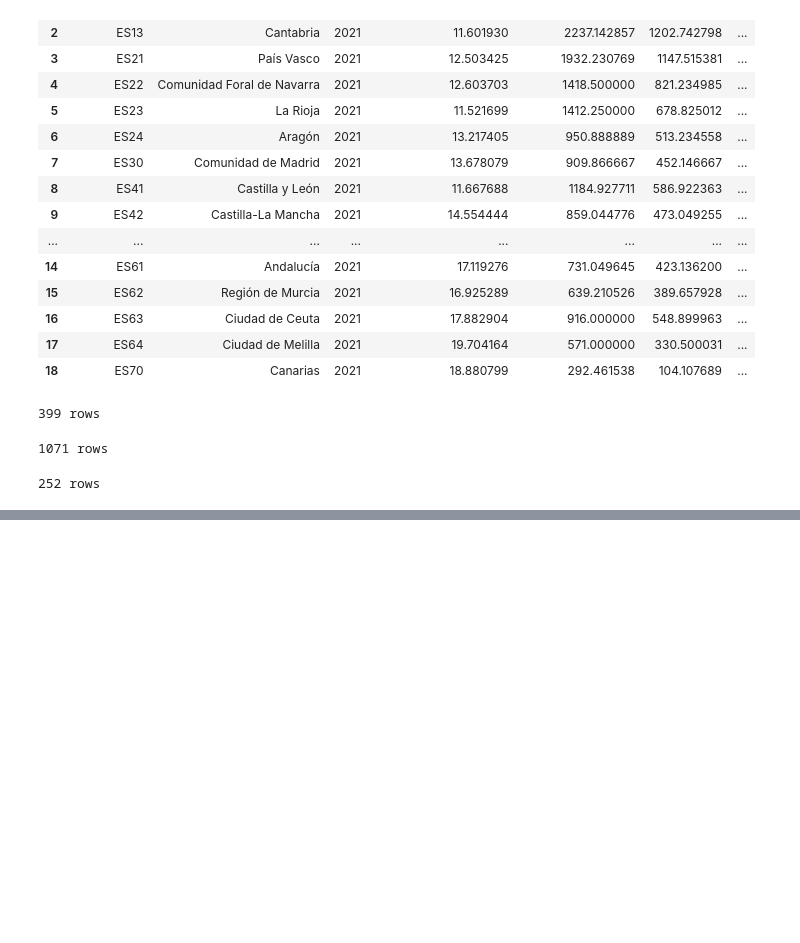
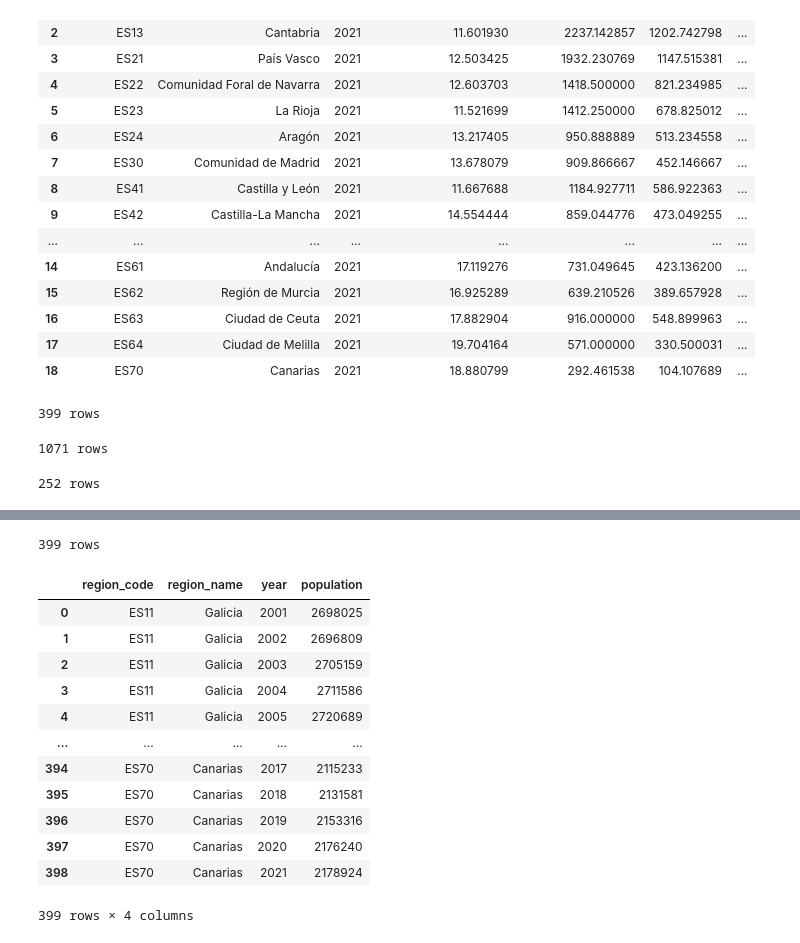
Before and after one commit to Edgarhdzm/Data-analysis-mental-health-and-weather, a Jupyter notebook: API_Weather.ipynb, the cells around one changed output, grey strips where cells are left out. Saved outputs shown, nothing was run; the diff lists cells and outputs as text; code cells hidden in the pictures; blank space fills up the shorter version.

```diff
--- a/API_Weather.ipynb
+++ b/API_Weather.ipynb
@@ -317,0 +370,37 @@ NL_yearly.to_csv('NL_yearly.csv', index=False)
+# %%
+import pandas as pd
+
+# Population on 1 January by NUTS-2 region, 2001-2021 (Eurostat, table demo_r_d2jan)
+url = ("https://ec.europa.eu/eurostat/api/dissemination/sdmx/2.1/data/demo_r_d2jan/A.NR.T.TOTAL."
+       "?format=SDMX-CSV&startPeriod=2001&endPeriod=2021")
+pop = pd.read_csv(url)
+
+# Keep the regions of Spain (ES + 2 digits: the 17 autonomous communities, Ceuta and Melilla)
+pop = pop[pop["geo"].str.fullmatch(r"ES\d\d")]
+
+# Add the region name
+names = pd.read_csv("https://ec.europa.eu/eurostat/api/dissemination/sdmx/2.1/codelist/ESTAT/GEO/latest?format=TSV&lang=en",
+                    sep="\t", header=None, names=["geo", "region_name"])
+pop = pop.merge(names, on="geo")
+
+spain_population = (pop.rename(columns={"geo": "region_code", "TIME_PERIOD": "year", "OBS_VALUE": "population"})
+                       [["region_code", "region_name", "year", "population"]]
+                       .sort_values(["region_code", "year"]).reset_index(drop=True))
+print(len(spain_population), "rows")
+spain_population.to_csv("spain_population.csv", index=False)
+spain_population
+# %% [output]
+399 rows
+|  | region_code | region_name | year | population |
+| 0 | ES11 | Galicia | 2001 | 2698025 |
+| 1 | ES11 | Galicia | 2002 | 2696809 |
+| 2 | ES11 | Galicia | 2003 | 2705159 |
+| 3 | ES11 | Galicia | 2004 | 2711586 |
+| 4 | ES11 | Galicia | 2005 | 2720689 |
+| ... | ... | ... | ... | ... |
+| 394 | ES70 | Canarias | 2017 | 2115233 |
+| 395 | ES70 | Canarias | 2018 | 2131581 |
+| 396 | ES70 | Canarias | 2019 | 2153316 |
+| 397 | ES70 | Canarias | 2020 | 2176240 |
+| 398 | ES70 | Canarias | 2021 | 2178924 |
+399 rows × 4 columns
```
Also changed, not shown: parts of 3 cells of this notebook, 5 other files.
